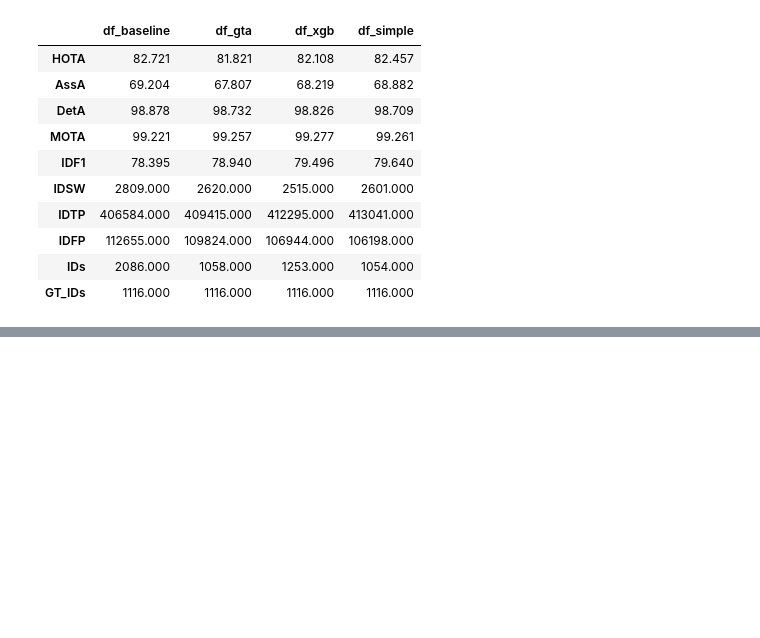
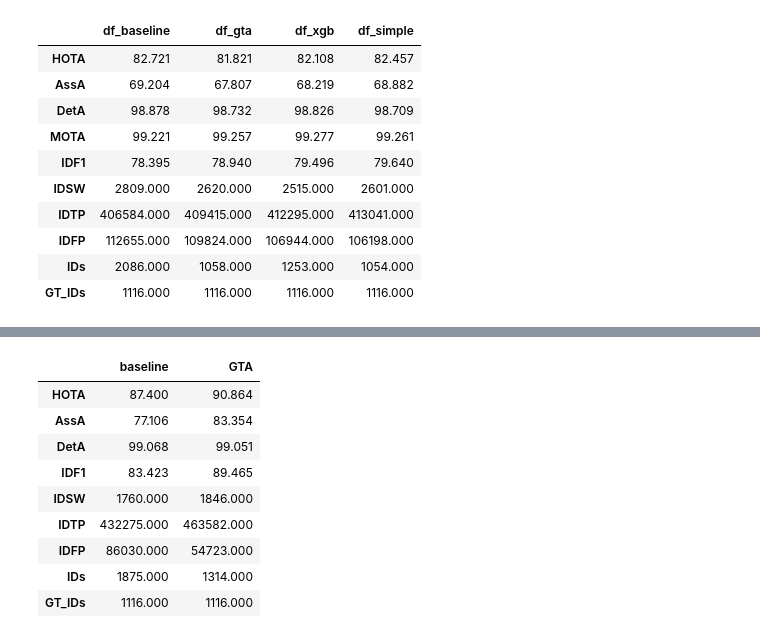
Before and after one commit to Jellevs/football_player_detection_and_tracking, a Jupyter notebook: analyze_results.ipynb, the cells around one changed output, grey strips where cells are left out. Saved outputs shown, nothing was run; the diff lists cells and outputs as text; code cells hidden in the pictures; blank space fills up the shorter version.

```diff
--- a/analyze_results.ipynb
+++ b/analyze_results.ipynb
@@ -159,0 +191,26 @@ final_view
+# %%
+import pandas as pd
+
+# Path to the CSVs generated by sn-trackeval
+df_baseline = pd.read_csv(r"C:\Users\jelle\Documents\TUEindhoven\Master\Thesis\development\tracklet_splitter_scratch\evaluation\SNMOT\baseline_new_reid\pedestrian_summary.txt", sep=r'\s+').T
+df_gta = pd.read_csv(r"C:\Users\jelle\Documents\TUEindhoven\Master\Thesis\development\tracklet_splitter_scratch\evaluation\SNMOT\baseline_new_reid\DeepEIoU_soccernet_Split+Connect_eps0.6_minSamples5_K3_mergeDist0.4_spatial0.7\pedestrian_summary.txt", sep=r'\s+').T
+
+# Create a comparison table
+comparison = pd.concat([df_baseline, df_gta], axis=1)
+comparison.columns = ['baseline', 'GTA', ]
+
+critical_metrics = ['HOTA', 'AssA', 'DetA', 'IDF1', 'IDSW', 'IDTP', 'IDFP' , 'IDs', 'GT_IDs']
+final_view = comparison.loc[critical_metrics]
+
+final_view
+# %% [output]
+|  | baseline | GTA |
+| HOTA | 87.400 | 90.864 |
+| AssA | 77.106 | 83.354 |
+| DetA | 99.068 | 99.051 |
+| IDF1 | 83.423 | 89.465 |
+| IDSW | 1760.000 | 1846.000 |
+| IDTP | 432275.000 | 463582.000 |
+| IDFP | 86030.000 | 54723.000 |
+| IDs | 1875.000 | 1314.000 |
+| GT_IDs | 1116.000 | 1116.000 |
```
Also changed, not shown: parts of 1 cell of this notebook, 7 other files.
